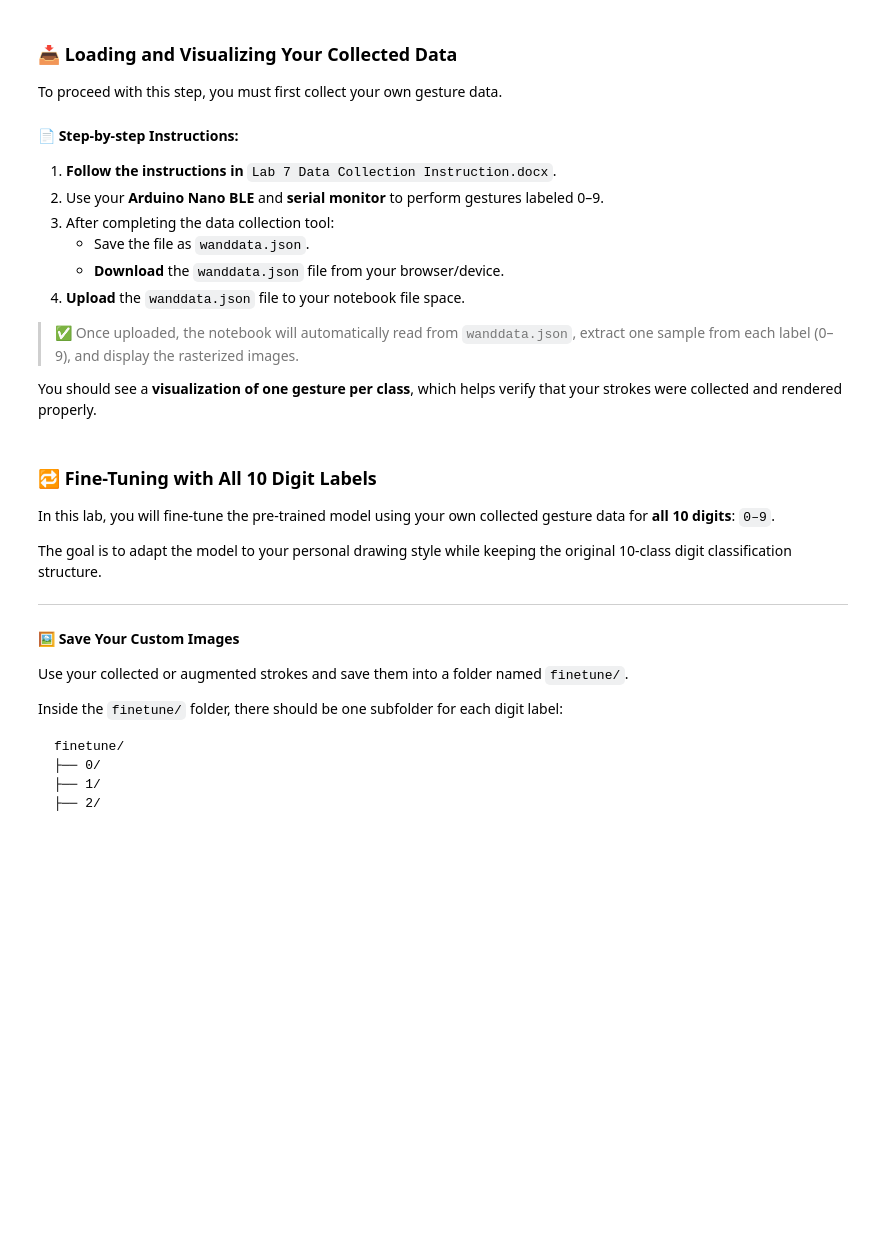
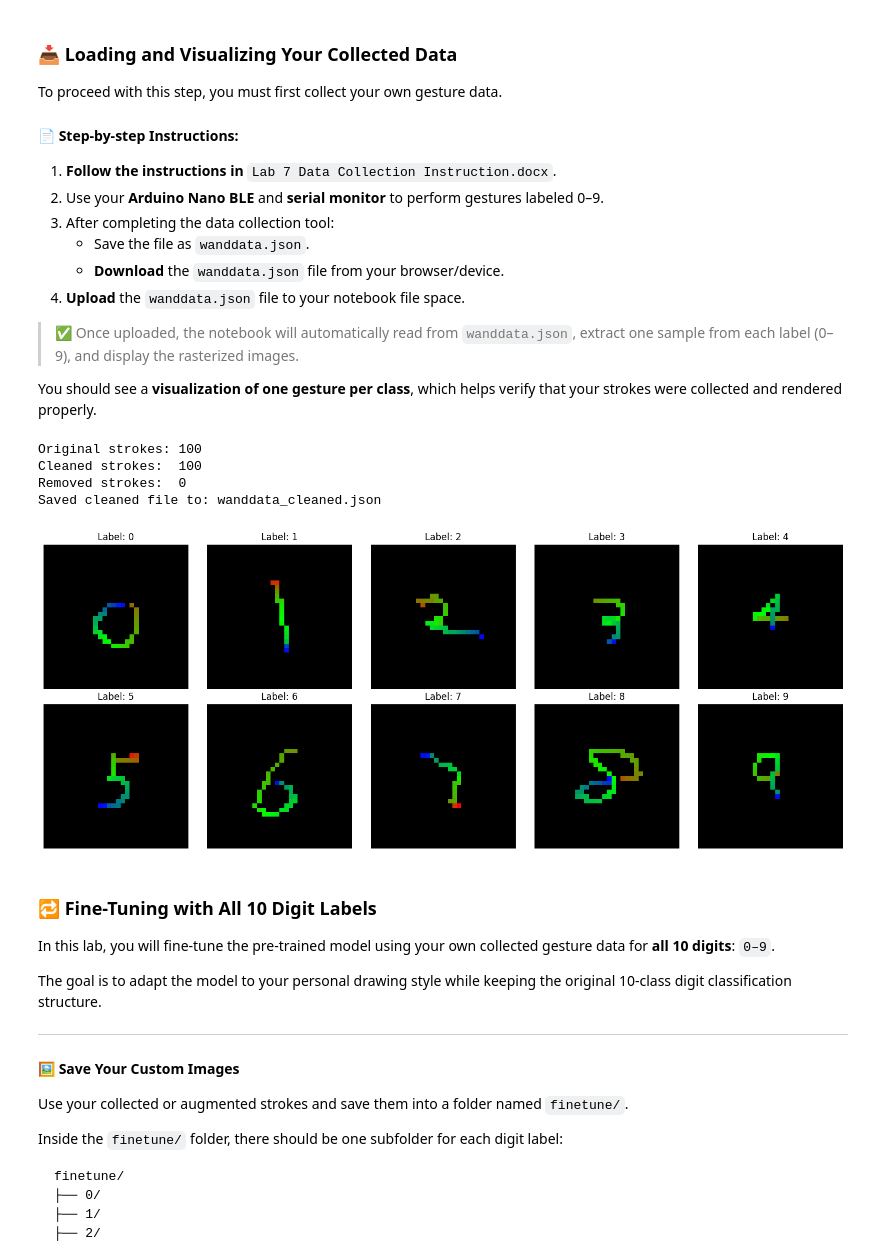
Before and after one commit to LeoTianXie/Tiny-ML, a Jupyter notebook: Magic Wand/EE446_TinyML_Lab7_(Magic_Dataset_Training).ipynb, the cells around one changed output. Drawn from its saved outputs; the diff is of its cells as text; code cells hidden in the pictures; blank space fills up the shorter version.

Commit message:
Recollect data, retrain, and redeploy

```diff
--- a/Magic Wand/EE446_TinyML_Lab7_(Magic_Dataset_Training).ipynb
+++ b/Magic Wand/EE446_TinyML_Lab7_(Magic_Dataset_Training).ipynb
@@ -1077,48 +1291,94 @@ To proceed with this step, you must first collect your own gesture data.
 > ✅ Once uploaded, the notebook will automatically read from `wanddata.json`, extract one sample from each label (0–9), and display the rasterized images.
 
 You should see a **visualization of one gesture per class**, which helps verify that your strokes were collected and rendered properly.
+# %%
+import json
+from pathlib import Path
+
+input_path = Path("wanddata.json")
+output_path = Path("wanddata_cleaned.json")
+
+with open(input_path, "r") as f:
+    data = json.load(f)
+
+original_count = len(data["strokes"])
+
+# Remove strokes where label is missing or blank
+data["strokes"] = [
+    stroke for stroke in data["strokes"]
+    if str(stroke.get("label", "")).strip() != ""
+]
+
+cleaned_count = len(data["strokes"])
+removed_count = original_count - cleaned_count
+
+with open(output_path, "w") as f:
+    json.dump(data, f, indent=2)
+
+print(f"Original strokes: {original_count}")
+print(f"Cleaned strokes:  {cleaned_count}")
+print(f"Removed strokes:  {removed_count}")
+print(f"Saved cleaned file to: {output_path}")
+# %% [output]
+Original strokes: 100
+Cleaned strokes:  100
+Removed strokes:  0
+Saved cleaned file to: wanddata_cleaned.json
 # %%
 import json
 from pathlib import Path
 import matplotlib.pyplot as plt
 
 # ---- Step 1: Load strokes from the new combined JSON file ----
-combined_json_path = "wanddata.json"  # Replace with your actual file name
+combined_json_path = "wanddata_cleaned.json"  # Replace with your actual file name
 
 with open(combined_json_path, "r") as f:
     file_data = json.load(f)
 
 strokes = []
 for stroke in file_data["strokes"]:
     strokes.append(stroke)
 
 # ---- Step 2: Collect one sample per label ----
 label_to_stroke = {}
+
 for stroke in strokes:
-    label = stroke["label"].lower()
+    label = str(stroke.get("label", "")).strip().lower()
+
+    # Skip blank labels like "" and any non-number label
+    if not label.isdigit():
+        continue
+
+    # Only keep labels 0 through 9
+    if label not in {str(i) for i in range(10)}:
+        continue
+
     if label not in label_to_stroke:
         label_to_stroke[label] = stroke
+
     if len(label_to_stroke) == 10:
-        break  # We only need 1 sample per class (0 to 9)
+        break
 
 # ---- Step 3: Rasterize and display each sample ----
 IMAGE_WIDTH = 32
 IMAGE_HEIGHT = 32
 X_RANGE = 0.6
 Y_RANGE = 0.6
 
 fig, axs = plt.subplots(2, 5, figsize=(15, 6))
 axs = axs.flatten()
 
 for idx, (label, stroke) in enumerate(sorted(label_to_stroke.items(), key=lambda x: int(x[0]))):
     points = stroke["strokePoints"]
     raster = rasterize_stroke(points, X_RANGE, Y_RANGE, IMAGE_WIDTH, IMAGE_HEIGHT)
     axs[idx].imshow(raster)
     axs[idx].axis('off')
     axs[idx].set_title(f"Label: {label}")
 
 plt.tight_layout()
 plt.show()
+# %% [output]
+[figure, added]
 # %% [markdown]
 ### 🔁 Fine-Tuning with All 10 Digit Labels
 
```
Also changed, not shown: parts of 24 cells of this notebook, 5 other files.
